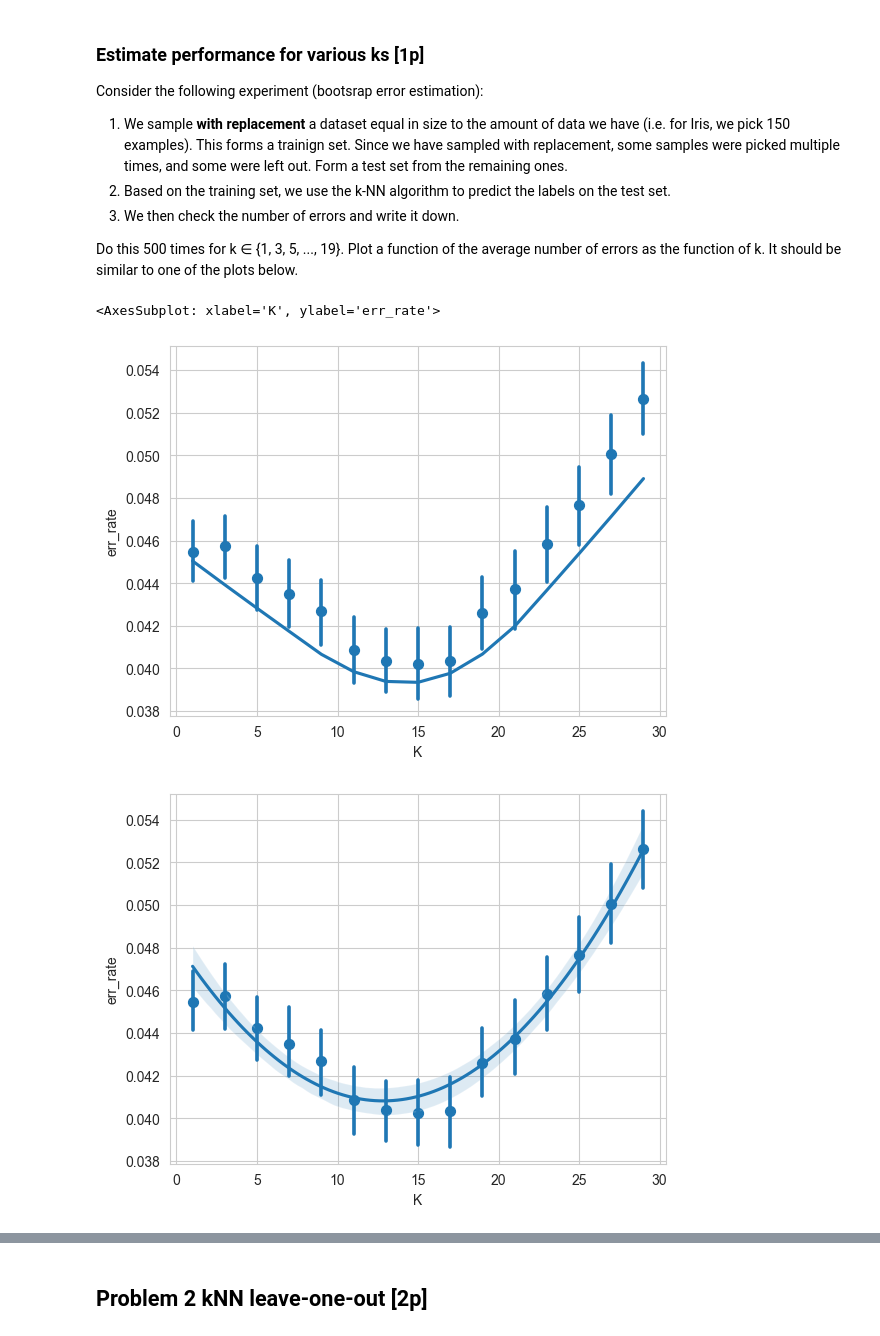
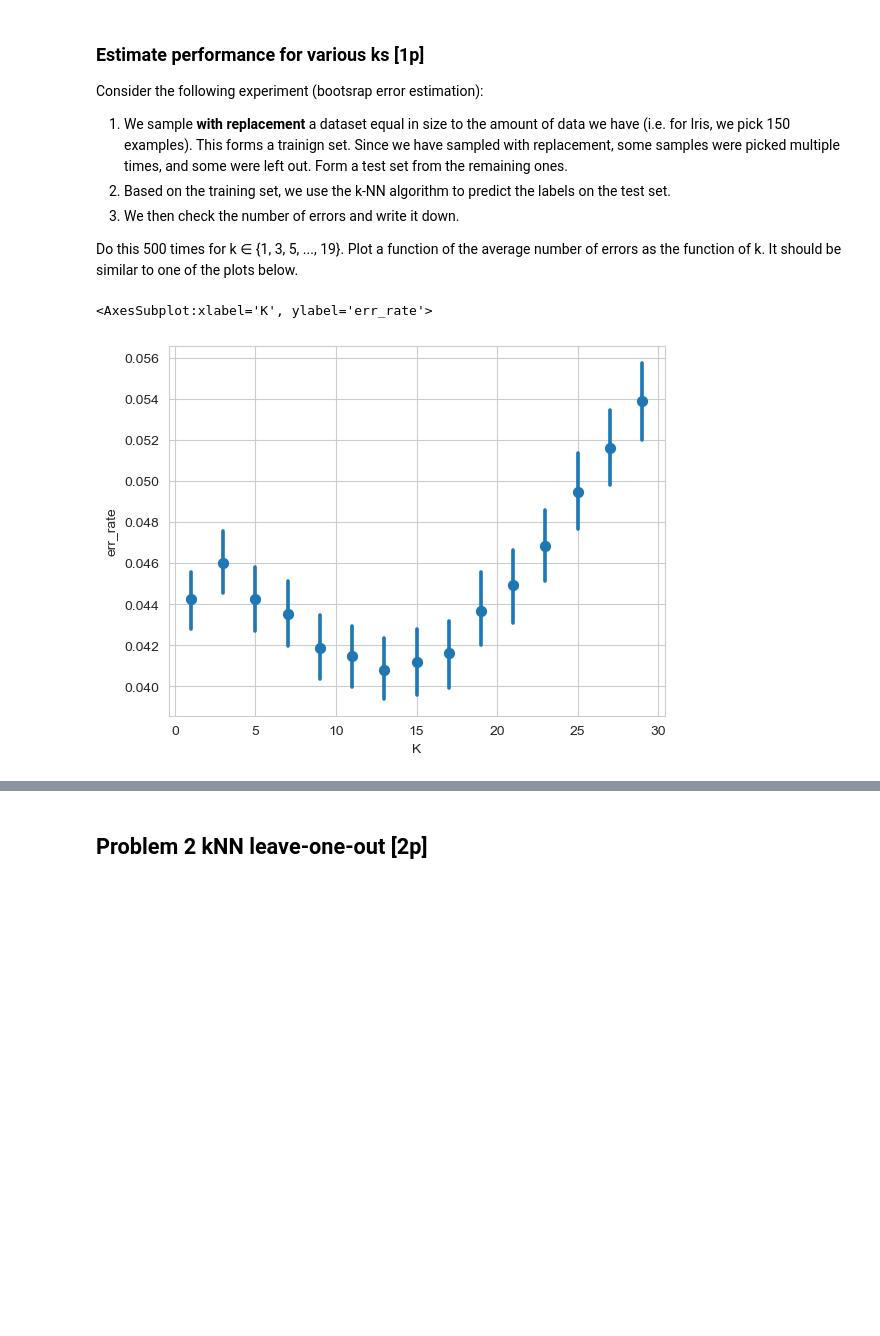
Before and after one commit to dmika1234/ml_uwr_22, a Jupyter notebook: Assignments/Assignment3.ipynb, the cells around one changed output, grey strips where cells are left out. Saved outputs shown, nothing was run; the diff lists cells and outputs as text; code cells hidden in the pictures; blank space fills up the shorter version.

Commit message:
Finished Assignment3

```diff
--- a/Assignments/Assignment3.ipynb
+++ b/Assignments/Assignment3.ipynb
@@ -212,16 +222,15 @@ iris_y = np.array(iris_df['target'])
 
 ks = range(1, 30, 2)
 results = []
-
+n = iris_x.shape[0]
 for _rep in tqdm(range(1000)):
     #TODO
     # Use np.random.randint to get training indices
     # The find all unselected indices to form a test set
-    #CUT train_idx = ...
-    #CUT test_idx = ...
+    train_idx = np.random.randint(0, n, n)
+    test_idx = np.setdiff1d(np.arange(0, n), train_idx)
 
-    #TODO: apply your kNN classifier to data subset
-    preds = KNN(...)
+    preds = KNN(iris_x[train_idx], iris_y[train_idx], iris_x[test_idx], ks)
     errs = err_rates(preds, iris_y[test_idx])
 
     for k, errs_k in errs.items():
@@ -229,10 +238,12 @@ for _rep in tqdm(range(1000)):
 
 # results_df will be a data_frame in long format
 results_df = pd.DataFrame(results)
-
-plt.figure()
-sns.regplot(...)
+results_df.to_csv('Assignment3_data/prob1_3.csv', index=False)
-# %% [output]
-<AxesSubplot: xlabel='K', ylabel='err_rate'>
-[figure, removed]
-[figure, removed]
+# %%
+results_df = pd.read_csv('Assignment3_data/prob1_3.csv')
+# %%
+plt.figure()
+sns.regplot(data=results_df, x='K', y='err_rate', x_estimator=np.mean, fit_reg=False, order=2)
+# %% [output]
+<AxesSubplot:xlabel='K', ylabel='err_rate'>
+[figure, added]
```
Also changed, not shown: parts of 18 cells of this notebook, 4 other files.
